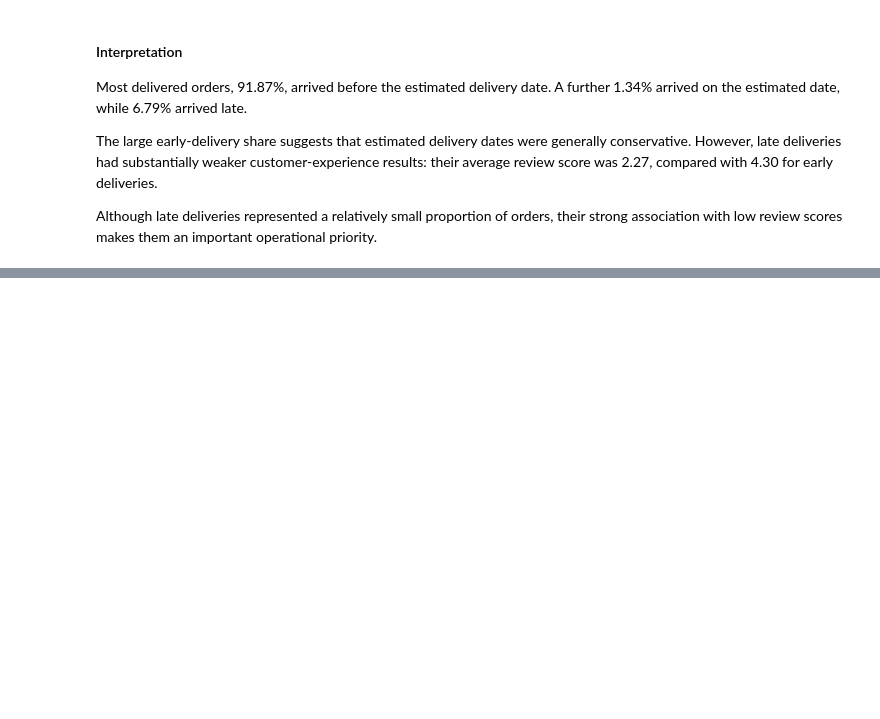
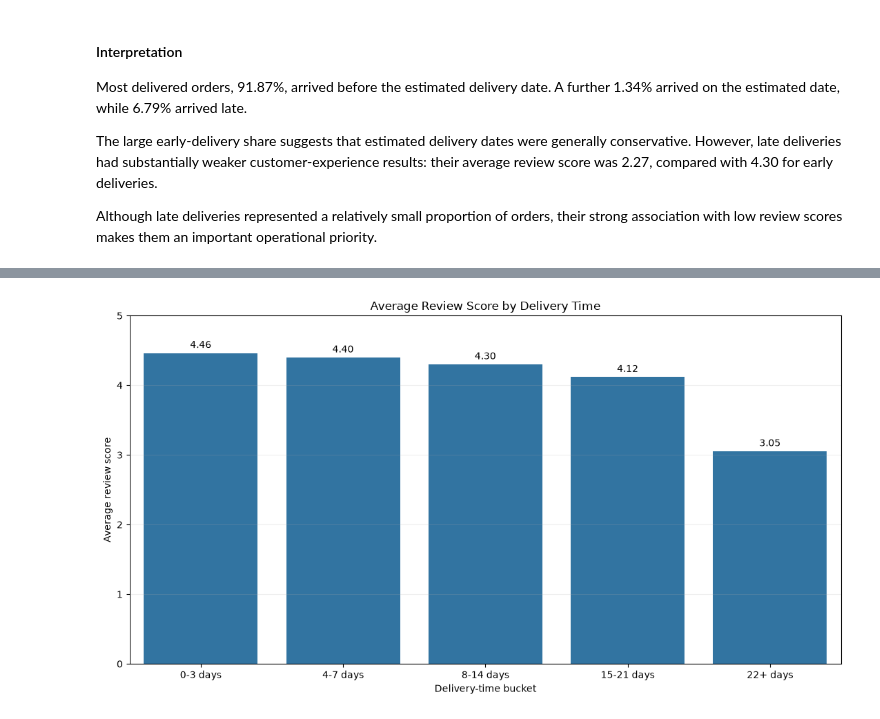
Before and after one commit to Ivana0901/ecommerce-data-analysis, a Jupyter notebook: notebooks/01_ecommerce_analysis.ipynb, the cells around one changed output, grey strips where cells are left out. Saved outputs shown, nothing was run; the diff lists cells and outputs as text; code cells hidden in the pictures; blank space fills up the shorter version.

Commit message:
Analyze delivery time and customer reviews

```diff
--- a/notebooks/01_ecommerce_analysis.ipynb
+++ b/notebooks/01_ecommerce_analysis.ipynb
@@ -3117,0 +3496,84 @@ Although late deliveries represented a relatively small proportion of orders, th
+# %%
+delivery_bucket_order = [
+    "0-3 days",
+    "4-7 days",
+    "8-14 days",
+    "15-21 days",
+    "22+ days",
+]
+
+
+delivery_review_chart_data = (
+    delivery_review_summary.copy()
+    .set_index("delivery_time_bucket")
+    .reindex(delivery_bucket_order)
+    .reset_index()
+)
+
+
+fig, ax = plt.subplots(figsize=(11, 6))
+
+
+sns.barplot(
+    data=delivery_review_chart_data,
+    x="delivery_time_bucket",
+    y="average_review_score",
+    ax=ax,
+)
+
+
+ax.set_title(
+    "Average Review Score by Delivery Time"
+)
+
+ax.set_xlabel(
+    "Delivery-time bucket"
+)
+
+ax.set_ylabel(
+    "Average review score"
+)
+
+ax.set_ylim(
+    0,
+    5,
+)
+
+
+for container in ax.containers:
+    ax.bar_label(
+        container,
+        fmt="%.2f",
+        padding=3,
+    )
+
+
+ax.grid(
+    axis="y",
+    alpha=0.2,
+)
+
+
+fig.tight_layout()
+
+
+delivery_review_score_chart_path = (
+    FIGURE_DIR
+    / "delivery_time_vs_review_score.png"
+)
+
+fig.savefig(
+    delivery_review_score_chart_path,
+    dpi=300,
+    bbox_inches="tight",
+)
+
+plt.show()
+
+
+print(
+    "Chart saved to:",
+    delivery_review_score_chart_path,
+)
+# %% [output]
+[figure, added]
```
Also changed, not shown: parts of 15 cells of this notebook, 2 other files.
